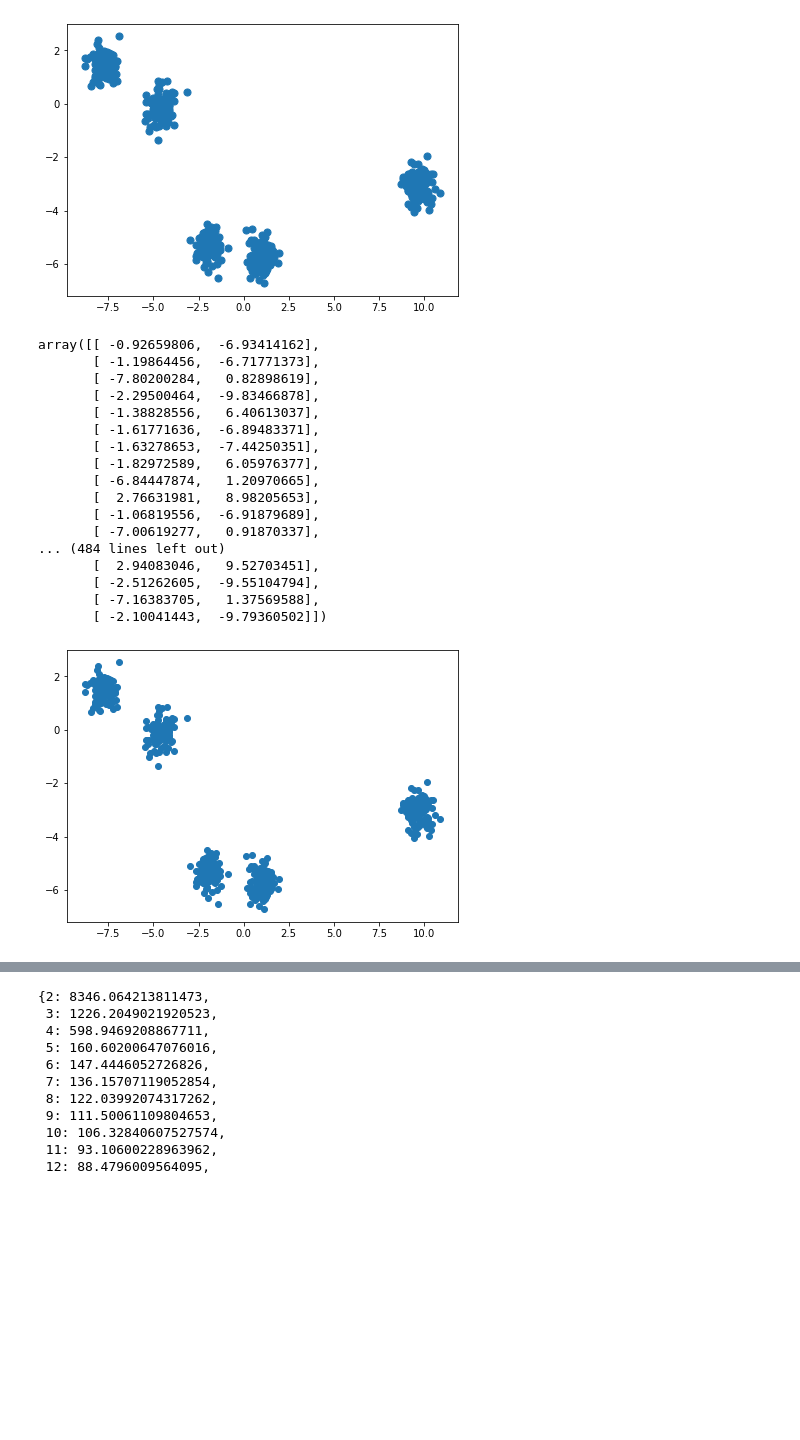
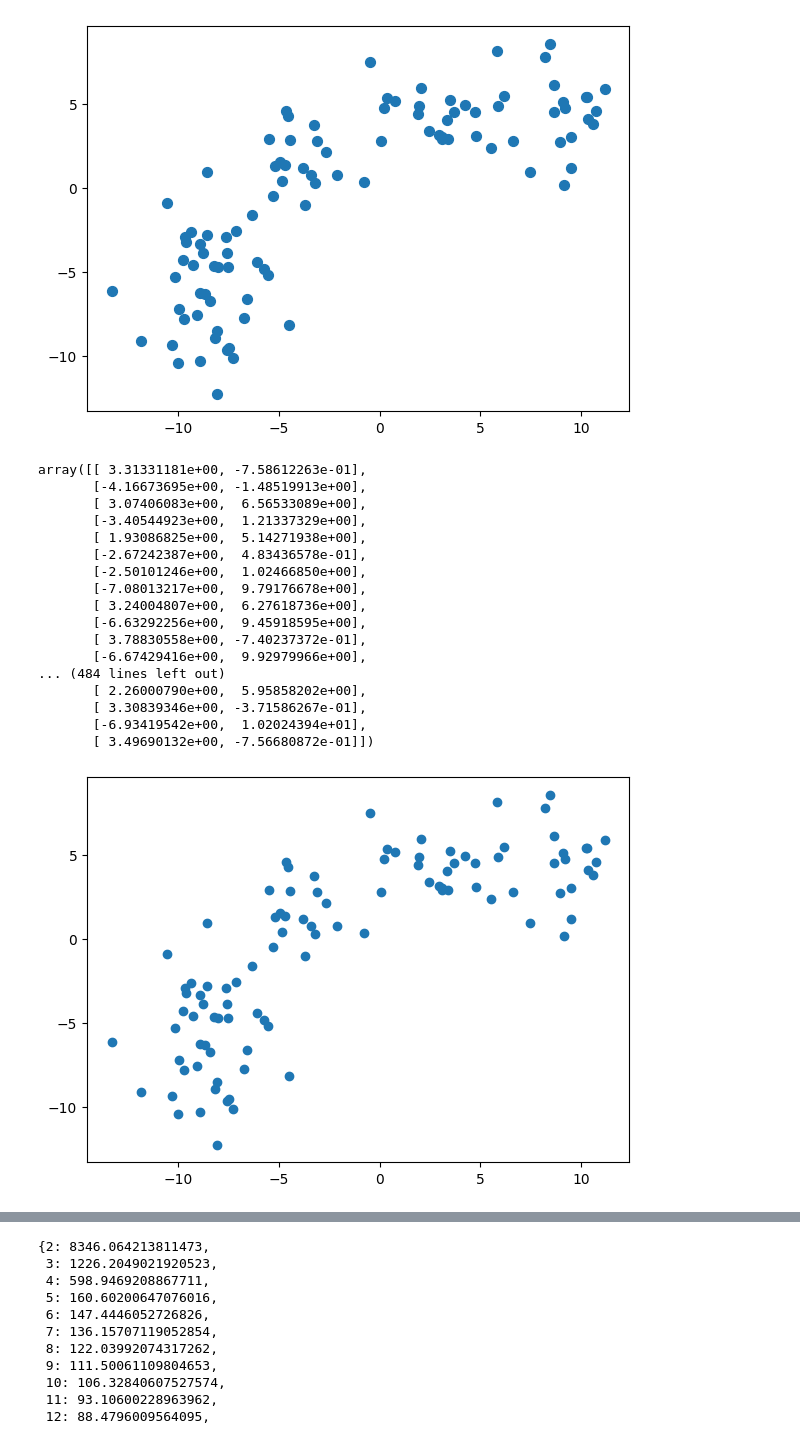
Before and after one commit to morancium/mining_repo, a Jupyter notebook: Notes/Notebook/K_means example 1.ipynb, the cells around one changed output, grey strips where cells are left out. Saved outputs shown, nothing was run; the diff lists cells and outputs as text; code cells hidden in the pictures; blank space fills up the shorter version.

```diff
--- a/Notes/Notebook/K_means example 1.ipynb
+++ b/Notes/Notebook/K_means example 1.ipynb
@@ -7,10 +7,10 @@ import matplotlib.pyplot as plt
 %matplotlib inline
 # %%
 from sklearn.datasets import make_blobs
-X, y_true = make_blobs(n_samples=500, centers=5,
-                       cluster_std=0.4)
+X, y_true = make_blobs(n_samples=100, centers=5,
+                       cluster_std=1.7)
 plt.figure(figsize=(7,5))
 plt.scatter(X[:, 0], X[:, 1], s=50);
 # %% [output]
-[figure, old version]
+[figure, new version]
 # %%
@@ -19,27 +19,27 @@ plt.scatter(X[:, 0], X[:, 1], s=50);
 # %%
 X
 # %% [output]
-array([[ -0.92659806,  -6.93414162],
-       [ -1.19864456,  -6.71771373],
-       [ -7.80200284,   0.82898619],
-       [ -2.29500464,  -9.83466878],
-       [ -1.38828556,   6.40613037],
-       [ -1.61771636,  -6.89483371],
-       [ -1.63278653,  -7.44250351],
-       [ -1.82972589,   6.05976377],
-       [ -6.84447874,   1.20970665],
-       [  2.76631981,   8.98205653],
-       [ -1.06819556,  -6.91879689],
-       [ -7.00619277,   0.91870337],
+array([[ 3.31331181e+00, -7.58612263e-01],
+       [-4.16673695e+00, -1.48519913e+00],
+       [ 3.07406083e+00,  6.56533089e+00],
+       [-3.40544923e+00,  1.21337329e+00],
+       [ 1.93086825e+00,  5.14271938e+00],
+       [-2.67242387e+00,  4.83436578e-01],
+       [-2.50101246e+00,  1.02466850e+00],
+       [-7.08013217e+00,  9.79176678e+00],
+       [ 3.24004807e+00,  6.27618736e+00],
+       [-6.63292256e+00,  9.45918595e+00],
+       [ 3.78830558e+00, -7.40237372e-01],
+       [-6.67429416e+00,  9.92979966e+00],
 ... (484 lines left out)
-       [  2.94083046,   9.52703451],
-       [ -2.51262605,  -9.55104794],
-       [ -7.16383705,   1.37569588],
-       [ -2.10041443,  -9.79360502]])
+       [ 2.26000790e+00,  5.95858202e+00],
+       [ 3.30839346e+00, -3.71586267e-01],
+       [-6.93419542e+00,  1.02024394e+01],
+       [ 3.49690132e+00, -7.56680872e-01]])
 # %%
 plt.figure(figsize=(7,5))
 plt.scatter(X[:, 0], X[:, 1]);
 # %% [output]
-[figure, old version]
+[figure, new version]
 # %%
 from sklearn.cluster import KMeans
```
Also changed, not shown: parts of 20 cells of this notebook, 7 other files.
